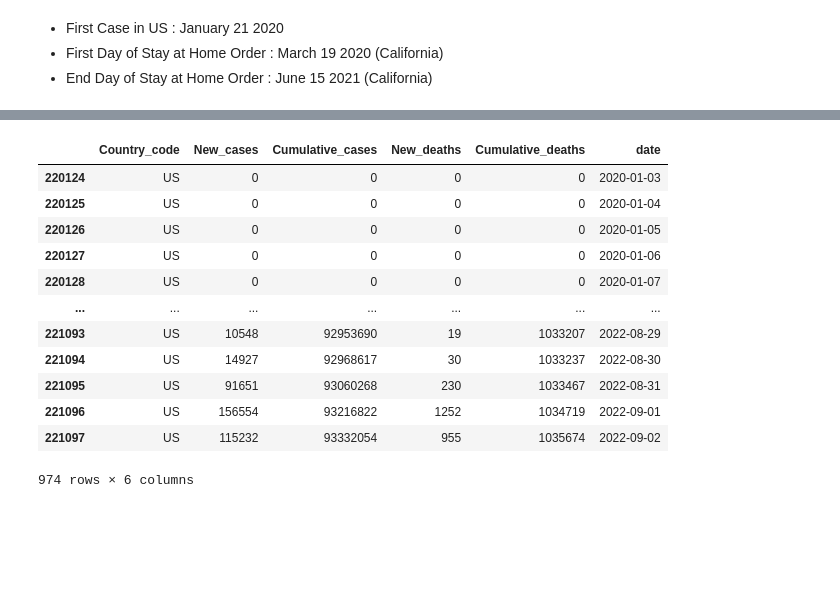
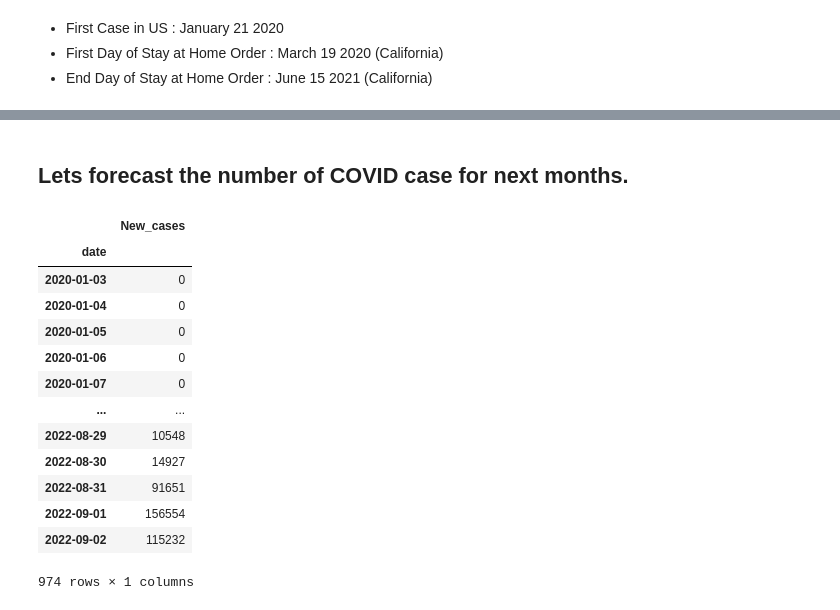
Before and after one commit to turkalpmd/is-boster-shot-necessary-time_series, a Jupyter notebook: time_trends.ipynb, the cells around one changed output, grey strips where cells are left out. Saved outputs shown, nothing was run; the diff lists cells and outputs as text; code cells hidden in the pictures; blank space fills up the shorter version.

```diff
--- a/time_trends.ipynb
+++ b/time_trends.ipynb
@@ -250,22 +294,28 @@ first_omicron = pd.to_datetime(np.array("30/11/2021"))
+# %% [markdown]
+## Lets forecast the number of COVID case for next months.
 # %%
 # COVID Data
-covid = pd.read_csv("../Data/WHO-COVID-19-global-data.csv")
+covid = pd.read_csv("WHO-COVID-19-global-data.csv")
 covid['date'] = pd.to_datetime(covid['Date_reported'], format="%Y-%m-%d")
 covid['date'] = pd.to_datetime(covid['date'], unit='s')
 covid.drop(columns=["Date_reported","WHO_region","Country"],inplace=True)
 covid = covid[(covid.Country_code=="US")]#&(covid.date<='9/9/2021')]
-covid
+covid_case = covid[["date","New_cases"]]
+covid_case = covid_case.groupby('date').sum()
+covid_case = covid_case.asfreq('D')
+covid_case
 # %% [output]
-|  | Country_code | New_cases | Cumulative_cases | New_deaths | Cumulative_deaths | date |
-| 220124 | US | 0 | 0 | 0 | 0 | 2020-01-03 |
-| 220125 | US | 0 | 0 | 0 | 0 | 2020-01-04 |
-| 220126 | US | 0 | 0 | 0 | 0 | 2020-01-05 |
-| 220127 | US | 0 | 0 | 0 | 0 | 2020-01-06 |
-| 220128 | US | 0 | 0 | 0 | 0 | 2020-01-07 |
-| ... | ... | ... | ... | ... | ... | ... |
-| 221093 | US | 10548 | 92953690 | 19 | 1033207 | 2022-08-29 |
-| 221094 | US | 14927 | 92968617 | 30 | 1033237 | 2022-08-30 |
-| 221095 | US | 91651 | 93060268 | 230 | 1033467 | 2022-08-31 |
-| 221096 | US | 156554 | 93216822 | 1252 | 1034719 | 2022-09-01 |
-| 221097 | US | 115232 | 93332054 | 955 | 1035674 | 2022-09-02 |
+|  | New_cases |
+| date |  |
+| 2020-01-03 | 0 |
+| 2020-01-04 | 0 |
+| 2020-01-05 | 0 |
+| 2020-01-06 | 0 |
+| 2020-01-07 | 0 |
+| ... | ... |
+| 2022-08-29 | 10548 |
+| 2022-08-30 | 14927 |
+| 2022-08-31 | 91651 |
+| 2022-09-01 | 156554 |
+| 2022-09-02 | 115232 |
-974 rows × 6 columns
+974 rows × 1 columns
```
Also changed, not shown: parts of 52 cells of this notebook, 8 other files.
